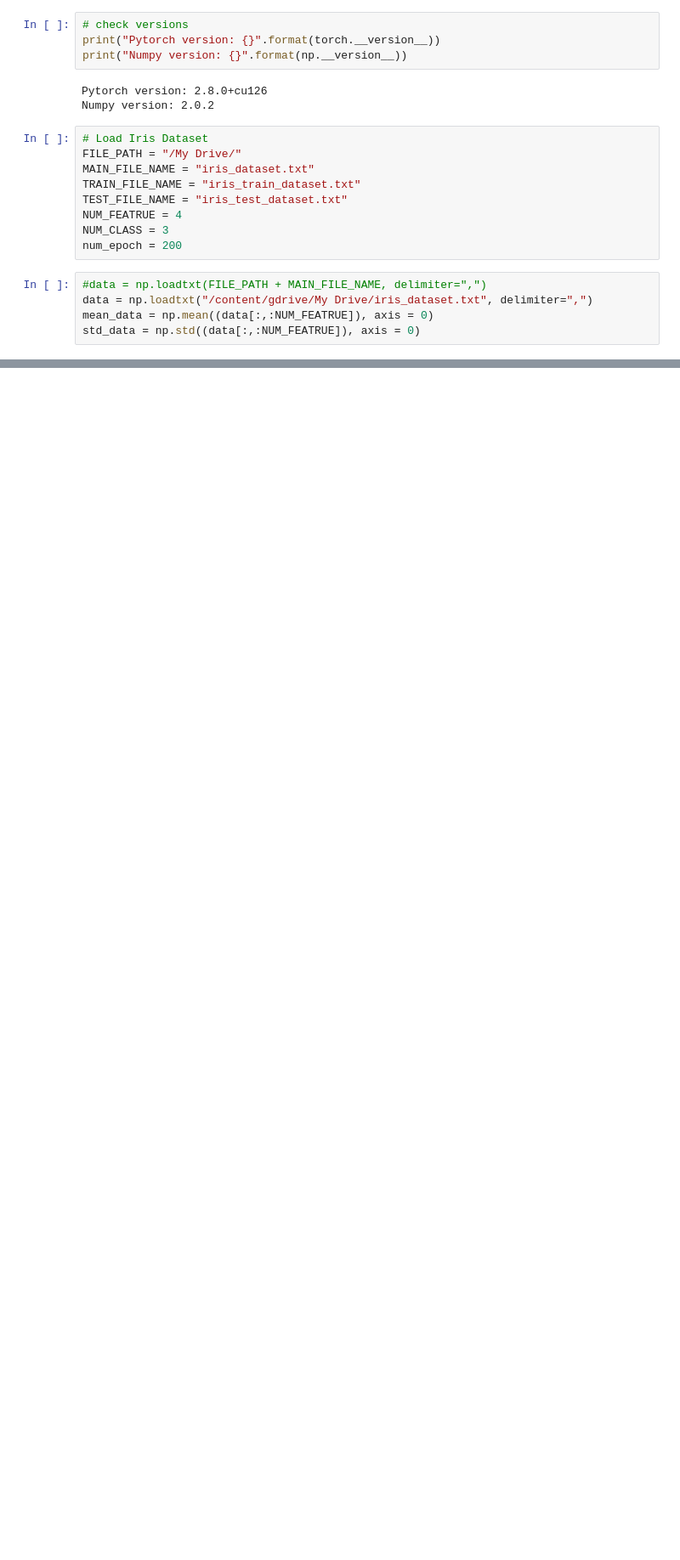
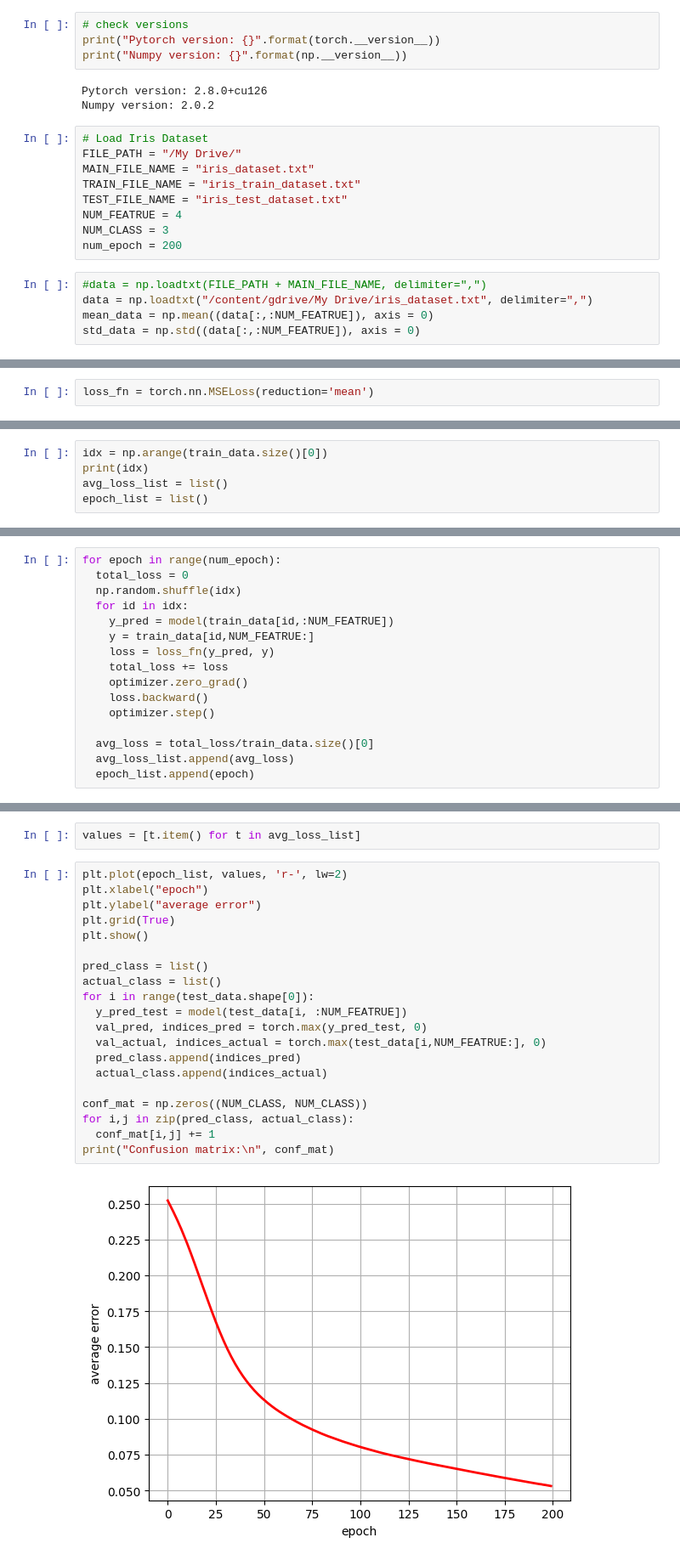
Before and after one commit to ttlttk8161/ML_practice, a Jupyter notebook: IRIS_실습.ipynb, the cells around one changed output, grey strips where cells are left out. Shown at 85% size. Saved outputs shown, nothing was run; the diff lists cells and outputs as text; blank space fills up the shorter version.

```diff
--- a/IRIS_실습.ipynb
+++ b/IRIS_실습.ipynb
@@ -31,0 +59,2 @@ std_data = np.std((data[:,:NUM_FEATRUE]), axis = 0)
+# %%
+loss_fn = torch.nn.MSELoss(reduction='mean')
@@ -31,0 +64,5 @@ std_data = np.std((data[:,:NUM_FEATRUE]), axis = 0)
+# %%
+idx = np.arange(train_data.size()[0])
+print(idx)
+avg_loss_list = list()
+epoch_list = list()
@@ -31,0 +77,16 @@ std_data = np.std((data[:,:NUM_FEATRUE]), axis = 0)
+# %%
+for epoch in range(num_epoch):
+  total_loss = 0
+  np.random.shuffle(idx)
+  for id in idx:
+    y_pred = model(train_data[id,:NUM_FEATRUE])
+    y = train_data[id,NUM_FEATRUE:]
+    loss = loss_fn(y_pred, y)
+    total_loss += loss
+    optimizer.zero_grad()
+    loss.backward()
+    optimizer.step()
+
+  avg_loss = total_loss/train_data.size()[0]
+  avg_loss_list.append(avg_loss)
+  epoch_list.append(epoch)
@@ -31,0 +99,24 @@ std_data = np.std((data[:,:NUM_FEATRUE]), axis = 0)
+# %%
+values = [t.item() for t in avg_loss_list]
+# %%
+plt.plot(epoch_list, values, 'r-', lw=2)
+plt.xlabel("epoch")
+plt.ylabel("average error")
+plt.grid(True)
+plt.show()
+
+pred_class = list()
+actual_class = list()
+for i in range(test_data.shape[0]):
+  y_pred_test = model(test_data[i, :NUM_FEATRUE])
+  val_pred, indices_pred = torch.max(y_pred_test, 0)
+  val_actual, indices_actual = torch.max(test_data[i,NUM_FEATRUE:], 0)
+  pred_class.append(indices_pred)
+  actual_class.append(indices_actual)
+
+conf_mat = np.zeros((NUM_CLASS, NUM_CLASS))
+for i,j in zip(pred_class, actual_class):
+  conf_mat[i,j] += 1
+print("Confusion matrix:\n", conf_mat)
+# %% [output]
+[figure, added]
```
Also changed, not shown: parts of 12 cells of this notebook.
